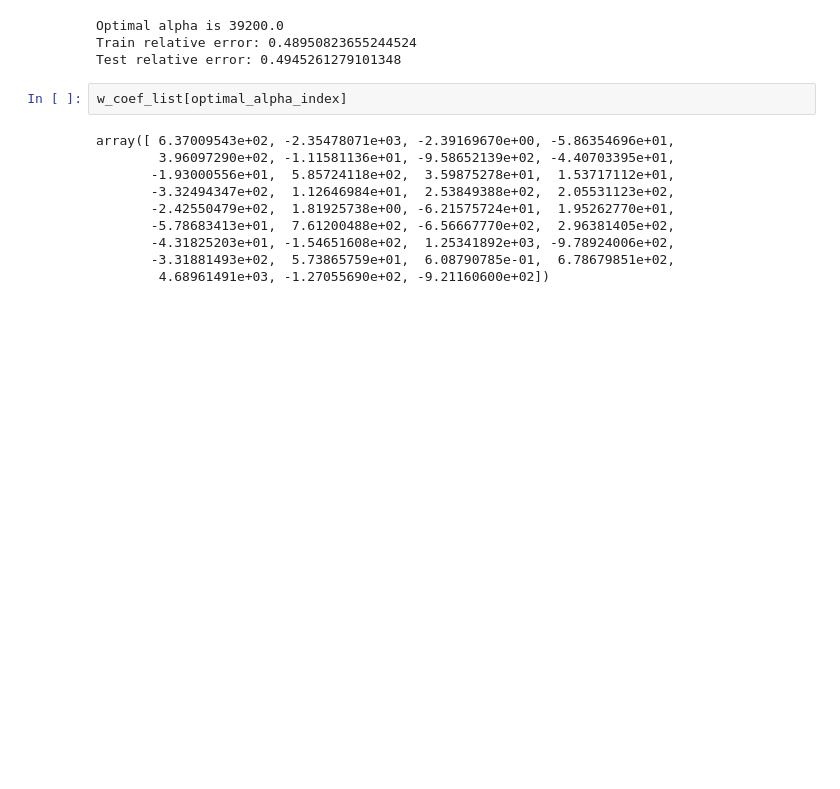
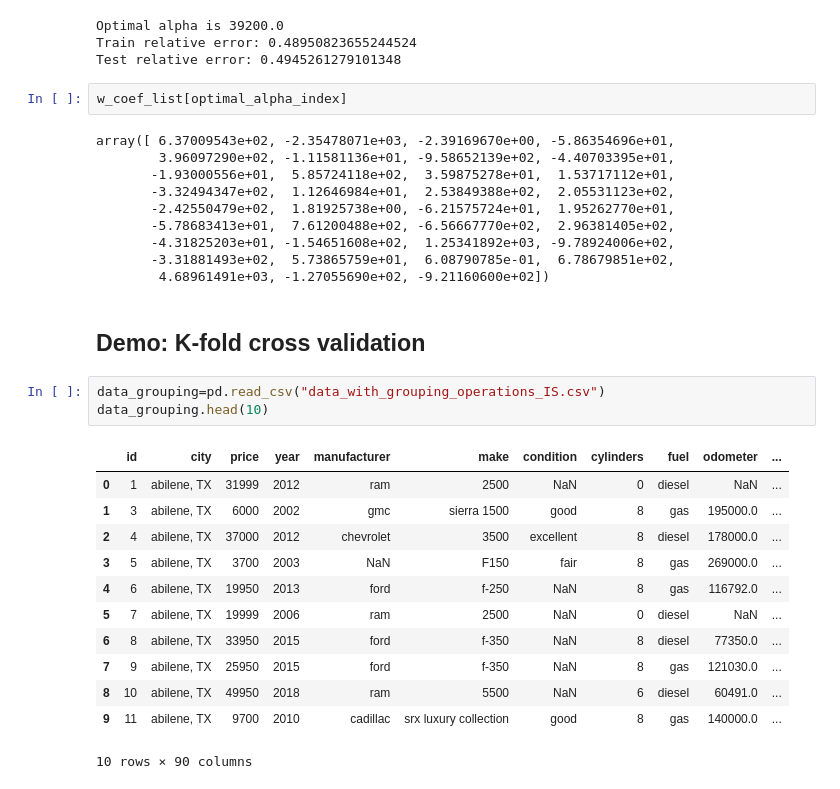
Before and after one commit to zxhuang96/used_car_pricing, a Jupyter notebook: Linear_model.ipynb, the cells around one changed output. Drawn from its saved outputs; the diff is of its cells as text; blank space fills up the shorter version.

```diff
--- a/Linear_model.ipynb
+++ b/Linear_model.ipynb
@@ -363,3 +365,21 @@ array([ 6.37009543e+02, -2.35478071e+03, -2.39169670e+00, -5.86354696e+01,
        -4.31825203e+01, -1.54651608e+02,  1.25341892e+03, -9.78924006e+02,
        -3.31881493e+02,  5.73865759e+01,  6.08790785e-01,  6.78679851e+02,
         4.68961491e+03, -1.27055690e+02, -9.21160600e+02])
+# %% [markdown]
+## Demo: K-fold cross validation
+# %%
+data_grouping=pd.read_csv("data_with_grouping_operations_IS.csv")
+data_grouping.head(10)
+# %% [output]
+|  | id | city | price | year | manufacturer | make | condition | cylinders | fuel | odometer | ... |
+| 0 | 1 | abilene, TX | 31999 | 2012 | ram | 2500 | NaN | 0 | diesel | NaN | ... |
+| 1 | 3 | abilene, TX | 6000 | 2002 | gmc | sierra 1500 | good | 8 | gas | 195000.0 | ... |
+| 2 | 4 | abilene, TX | 37000 | 2012 | chevrolet | 3500 | excellent | 8 | diesel | 178000.0 | ... |
+| 3 | 5 | abilene, TX | 3700 | 2003 | NaN | F150 | fair | 8 | gas | 269000.0 | ... |
+| 4 | 6 | abilene, TX | 19950 | 2013 | ford | f-250 | NaN | 8 | gas | 116792.0 | ... |
+| 5 | 7 | abilene, TX | 19999 | 2006 | ram | 2500 | NaN | 0 | diesel | NaN | ... |
+| 6 | 8 | abilene, TX | 33950 | 2015 | ford | f-350 | NaN | 8 | diesel | 77350.0 | ... |
+| 7 | 9 | abilene, TX | 25950 | 2015 | ford | f-350 | NaN | 8 | gas | 121030.0 | ... |
+| 8 | 10 | abilene, TX | 49950 | 2018 | ram | 5500 | NaN | 6 | diesel | 60491.0 | ... |
+| 9 | 11 | abilene, TX | 9700 | 2010 | cadillac | srx luxury collection | good | 8 | gas | 140000.0 | ... |
+10 rows × 90 columns
```
Also changed, not shown: parts of 4 cells of this notebook.
